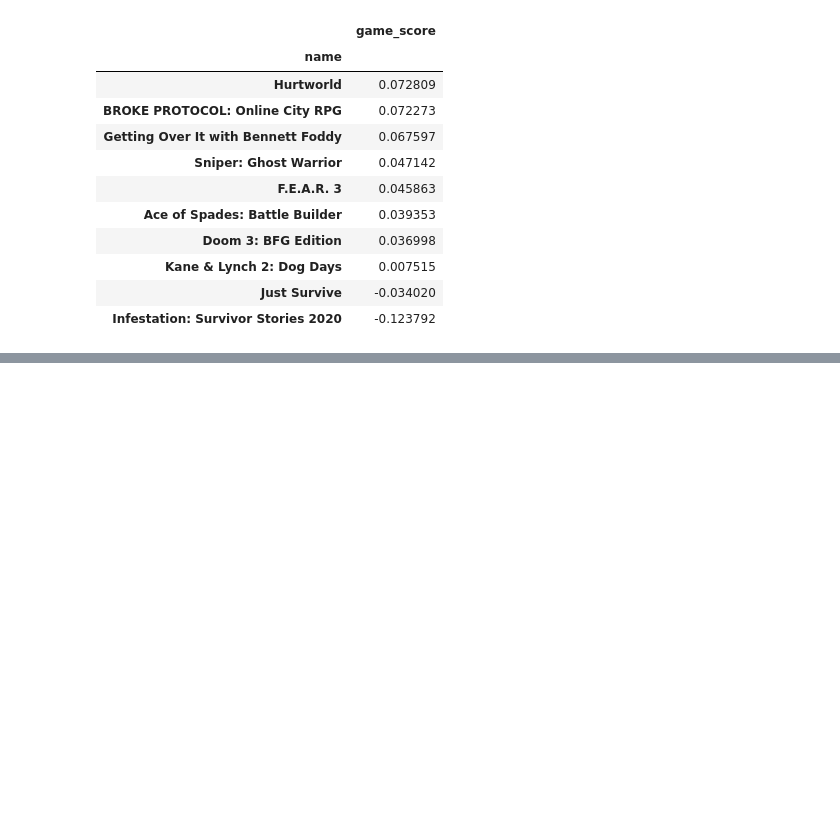
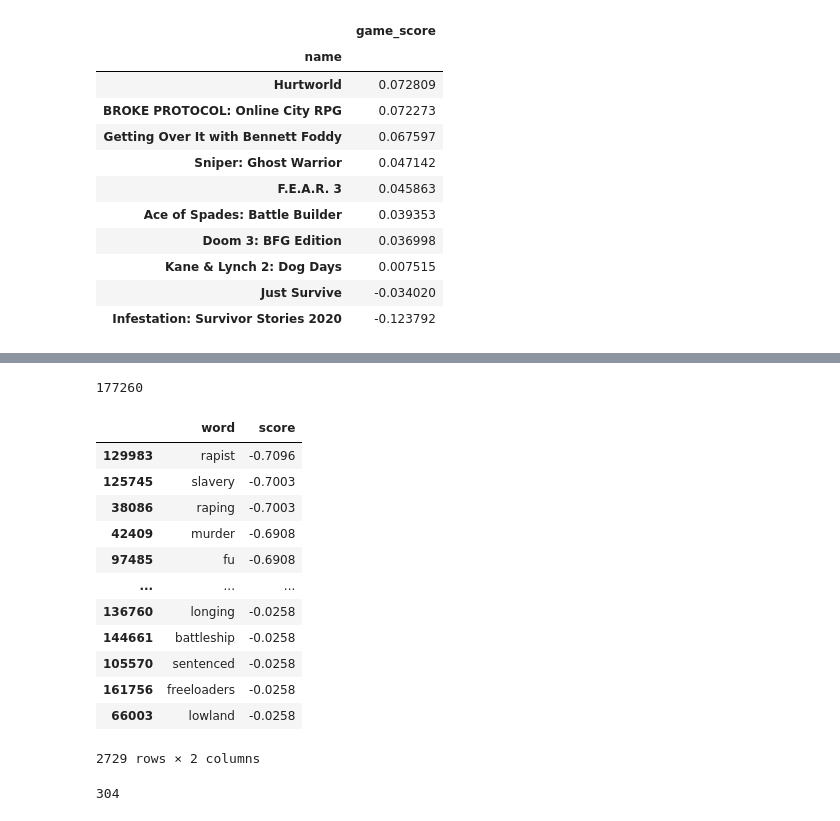
Before and after one commit to gibsongGH/SteamGameRecommender, a Jupyter notebook: notebooks/2_EDA.ipynb, the cells around one changed output, grey strips where cells are left out. Drawn from its saved outputs; the diff is of its cells as text; code cells hidden in the pictures; blank space fills up the shorter version.

```diff
--- a/notebooks/2_EDA.ipynb
+++ b/notebooks/2_EDA.ipynb
@@ -881,0 +893,32 @@ game_score.to_csv("game_score.csv")
+# %%
+# Generate unique list of review words
+all_words_list = list(set([w for l in reviews_100up.words.tolist() for w in l]))
+len(all_words_list)
+# %% [output]
+177260
+# %%
+words_df = pd.DataFrame(all_words_list, columns=['word'])
+# %%
+def sentiment2(row):
+    review = row['word']
+    sa_dict = sa.polarity_scores(review)
+    return sa_dict['compound']
+# %%
+words_df['score'] = words_df.apply(sentiment2, axis=1)
+# %%
+# Game words that make reviews very negative
+words_df[words_df['score'] < 0].sort_values('score')
+# %% [output]
+|  | word | score |
+| 129983 | rapist | -0.7096 |
+| 125745 | slavery | -0.7003 |
+| 38086 | raping | -0.7003 |
+| 42409 | murder | -0.6908 |
+| 97485 | fu | -0.6908 |
+| ... | ... | ... |
+| 136760 | longing | -0.0258 |
+| 144661 | battleship | -0.0258 |
+| 105570 | sentenced | -0.0258 |
+| 161756 | freeloaders | -0.0258 |
+| 66003 | lowland | -0.0258 |
+2729 rows × 2 columns
@@ -881,0 +928,5 @@ game_score.to_csv("game_score.csv")
+# %%
+neg_game_words.sort()
+len(neg_game_words)
+# %% [output]
+304
```
Also changed, not shown: parts of 79 cells of this notebook, 1 other file.
